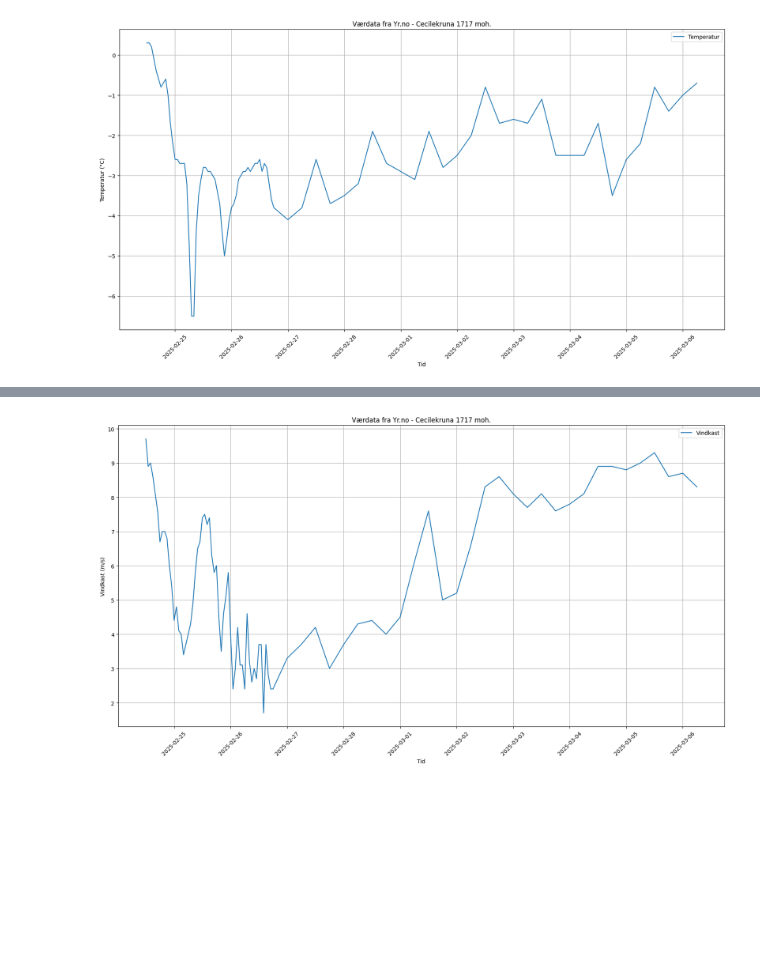
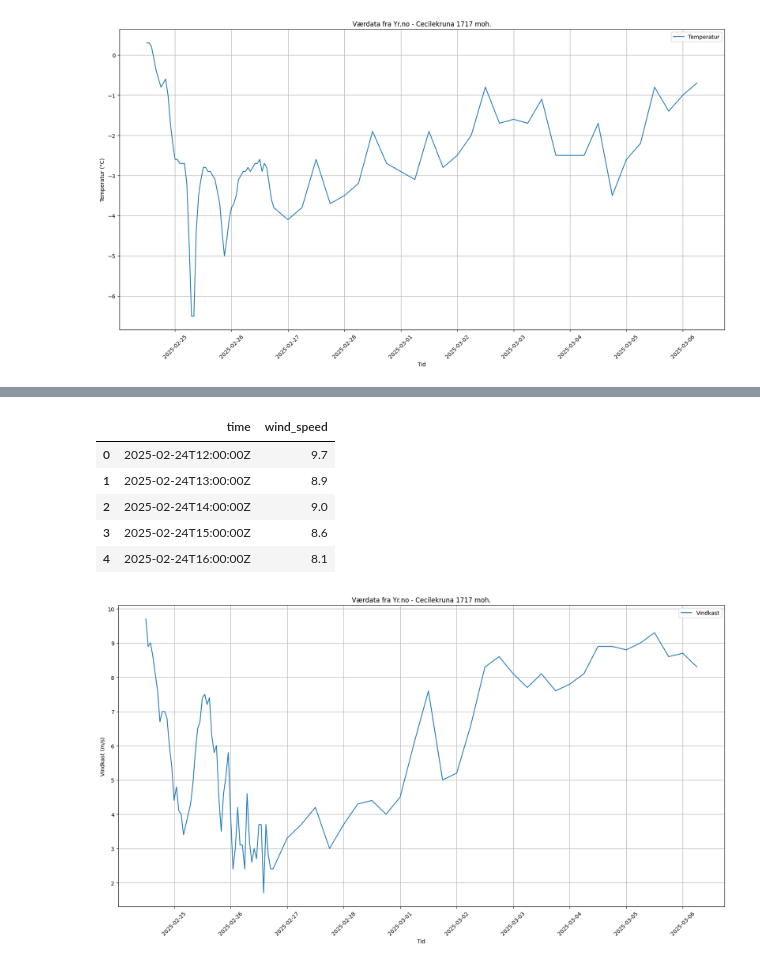
Before and after one commit to nhstorbe/Prosjekt-Anvendt-, a Jupyter notebook: Mappe 1/databehandling.ipynb, the cells around one changed output, grey strips where cells are left out. Drawn from its saved outputs; the diff is of its cells as text; code cells hidden in the pictures; blank space fills up the shorter version.

```diff
--- a/Mappe 1/databehandling.ipynb
+++ b/Mappe 1/databehandling.ipynb
@@ -56,20 +54,5 @@ weather_list = [
 ]
 
 df = pd.DataFrame(weather_list)
-print(df.head())
-
-
-plt.figure(figsize=(20,10))
-
-df["time"] = pd.to_datetime(df["time"])
-plt.plot(df["time"], df["wind_speed"], label="Vindkast")
-
-plt.xlabel("Tid")
-plt.ylabel("Vindkast (m/s)")
-plt.title("Værdata fra Yr.no - Cecilekruna 1717 moh.")
-
-plt.grid(True)
-plt.legend()
-plt.xticks(rotation=45)
-plt.show()
+df.head()
 # %% [output]
@@ -82 +59,22 @@ plt.show()
-[figure, removed]
+|  | time | wind_speed |
+| 0 | 2025-02-24T12:00:00Z | 9.7 |
+| 1 | 2025-02-24T13:00:00Z | 8.9 |
+| 2 | 2025-02-24T14:00:00Z | 9.0 |
+| 3 | 2025-02-24T15:00:00Z | 8.6 |
+| 4 | 2025-02-24T16:00:00Z | 8.1 |
+# %%
+plt.figure(figsize=(20,10))
+
+df["time"] = pd.to_datetime(df["time"])
+plt.plot(df["time"], df["wind_speed"], label="Vindkast")
+
+plt.xlabel("Tid")
+plt.ylabel("Vindkast (m/s)")
+plt.title("Værdata fra Yr.no - Cecilekruna 1717 moh.")
+
+plt.grid(True)
+plt.legend()
+plt.xticks(rotation=45)
+plt.show()
+# %% [output]
+[figure, added]
```
Also changed, not shown: parts of 3 cells of this notebook.
